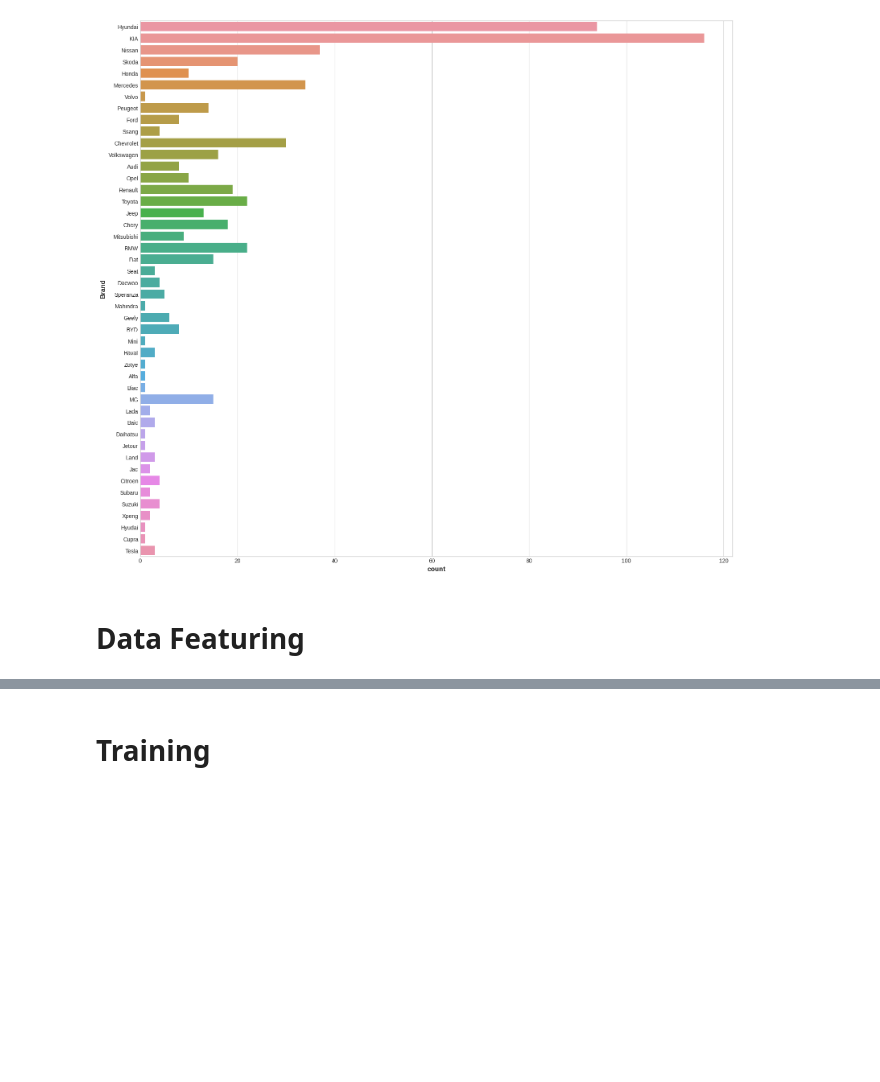
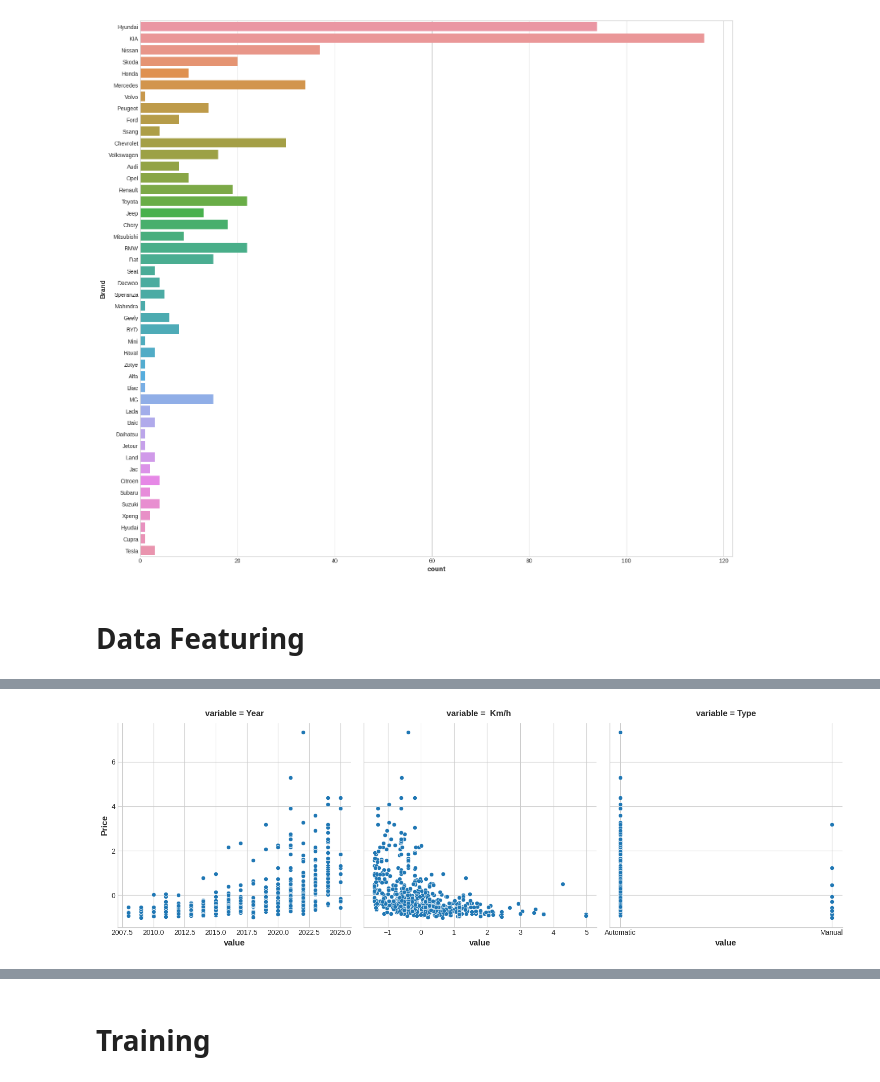
Before and after one commit to WONYOUNG-SONG/Kaggle, a Jupyter notebook: UsedCarPrice/submission.ipynb, the cells around one changed output, grey strips where cells are left out. Cells and saved outputs as stored; diff of their text form; code cells hidden in the pictures; blank space fills up the shorter version.

Commit message:
Kaggle Notebook | UsedCarPrice | Version 1

```diff
--- a/UsedCarPrice/submission.ipynb
+++ b/UsedCarPrice/submission.ipynb
@@ -131,0 +131,15 @@ sns.relplot(
+# %%
+ucp_data[' Km/h '] = ucp_data[' Km/h '].str.replace(r'[^\d.]', '', regex=True).astype(float)
+ucp_data['Price'] = ucp_data['Price'].str.replace(r'[^\d.]', '', regex=True).astype(float)
+# %%
+from sklearn.preprocessing import StandardScaler
+scaler = StandardScaler()
+
+
+columns_to_scale = [' Km/h ', 'Price']
+
+# Apply the scaler and replace the original columns with standardized values
+ucp_data[columns_to_scale] = scaler.fit_transform(ucp_data[columns_to_scale])
+
+# Check the standardized values
+ucp_data.head()
@@ -131,0 +153,6 @@ sns.relplot(
+# %%
+sns.relplot(
+    x="value", y="Price", col="variable", data=ucp_data.melt(id_vars="Price", value_vars=features), facet_kws=dict(sharex=False),
+);
+# %% [output]
+[figure, added]
```
Also changed, not shown: parts of 10 cells of this notebook.
